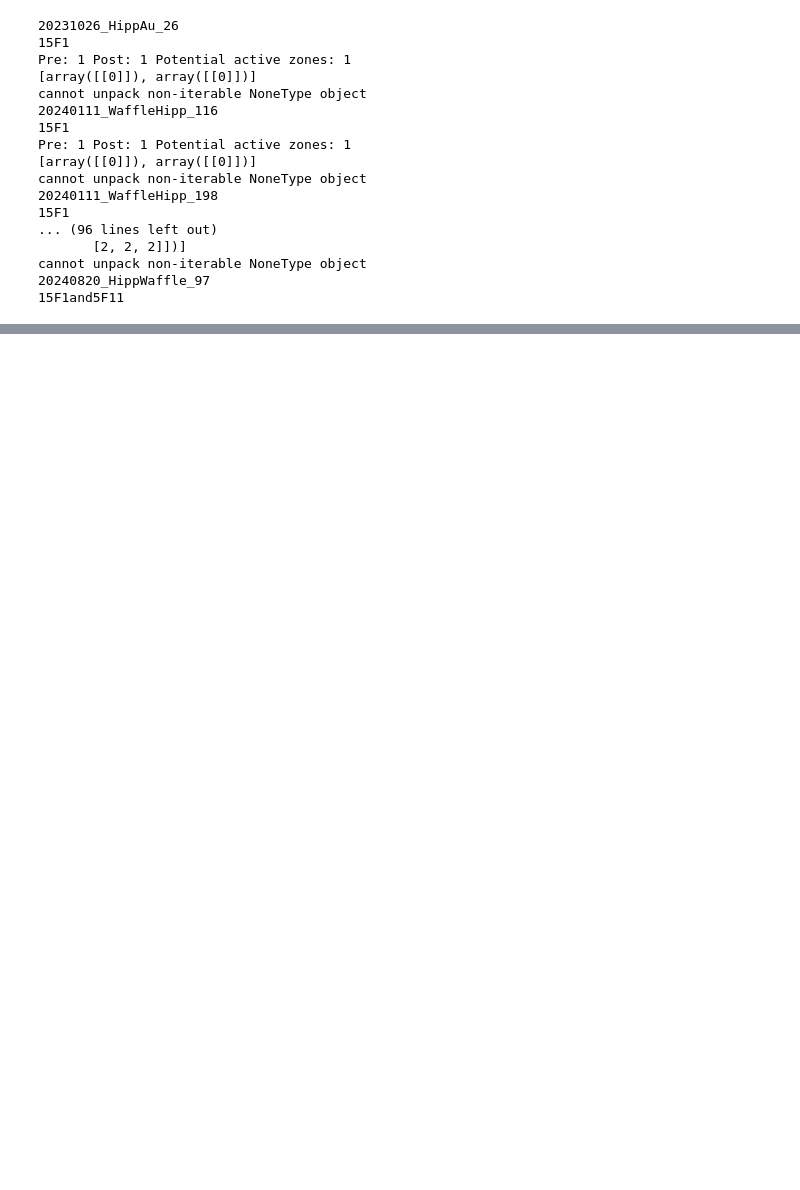
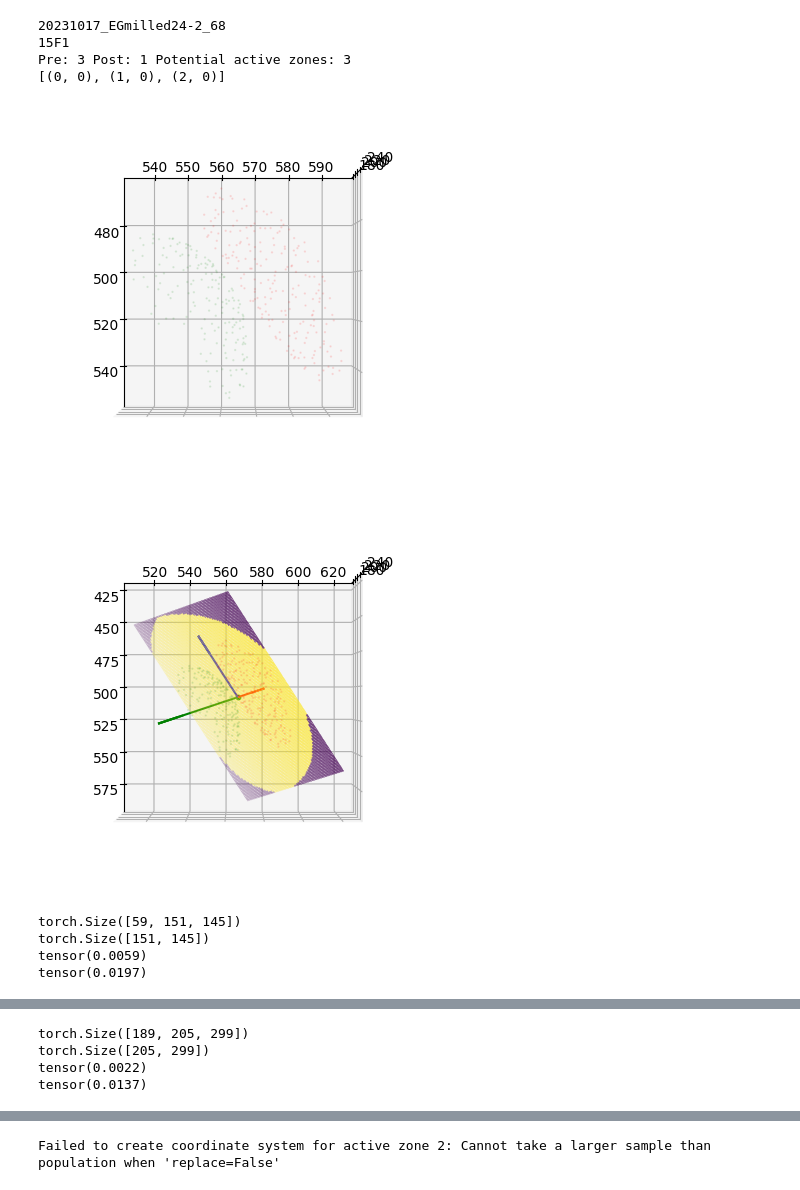
Before and after one commit to jojoelfe/findingampa, a Jupyter notebook: experiments/check_glb.ipynb, the cells around one changed output, grey strips where cells are left out. Saved outputs shown, nothing was run; the diff lists cells and outputs as text; code cells hidden in the pictures; blank space fills up the shorter version.

Commit message:
Zonogram rendering and aunp selection

```diff
--- a/experiments/check_glb.ipynb
+++ b/experiments/check_glb.ipynb
@@ -28,38 +34,34 @@ tomograms = pd.DataFrame([
 ])
 # %%
+import mrcfile
+import json
 for tomo in tomograms.itertuples():
     name = tomo.name
     label = tomo.Label
-    active_zone = tomo.active_zone
-    if pd.isna(active_zone):
-        active_zone = None
+
     path = list(Path(f"/goliath/processing/Gouaux/CJS/BestTomo/ProcessingCJS/tomograms/{label}_tomograms/TOP_TOMOS/{name}/best_alignment/aunps/").glob("*.glb"))
     if len(path) == 0:
         print(f"File {path} does not exist")
         continue
     path = path[0]
     print(name)
     print(label)
     try:
-        active_zonogram(path.parent.parent.parent,active_zone=active_zone)
+        return_data = active_zonogram(path.parent.parent.parent)
     except Exception as e:
         print(e)
         continue
+    for i,rd in enumerate(return_data):
+        mrcfile.write(f"/goliath/processing/Gouaux/CJS/BestTomo/ProcessingCJS/tomograms/{label}_tomograms/TOP_TOMOS/{name}/best_alignment/aunps/active_zonogram_{i}.mrc", rd[2].numpy(), overwrite=True)
+        np.save(f"/goliath/processing/Gouaux/CJS/BestTomo/ProcessingCJS/tomograms/{label}_tomograms/TOP_TOMOS/{name}/best_alignment/aunps/active_zonogram_{i}.npy",{"cs": rd[0], "center": rd[1]}, allow_pickle=True)
 # %% [output]
-20231026_HippAu_26
+20231017_EGmilled24-2_68
 15F1
-Pre: 1 Post: 1 Potential active zones: 1
-[array([[0]]), array([[0]])]
-cannot unpack non-iterable NoneType object
-20240111_WaffleHipp_116
-15F1
-Pre: 1 Post: 1 Potential active zones: 1
-[array([[0]]), array([[0]])]
-cannot unpack non-iterable NoneType object
-20240111_WaffleHipp_198
-15F1
-... (96 lines left out)
-       [2, 2, 2]])]
-cannot unpack non-iterable NoneType object
-20240820_HippWaffle_97
-15F1and5F11
+Pre: 3 Post: 1 Potential active zones: 3
+[(0, 0), (1, 0), (2, 0)]
+[figure, added]
+[figure, added]
+torch.Size([59, 151, 145])
+torch.Size([151, 145])
+tensor(0.0059)
+tensor(0.0197)
@@ -65,0 +71,4 @@ cannot unpack non-iterable NoneType object
+torch.Size([189, 205, 299])
+torch.Size([205, 299])
+tensor(0.0022)
+tensor(0.0137)
@@ -65,0 +77 @@ cannot unpack non-iterable NoneType object
+Failed to create coordinate system for active zone 2: Cannot take a larger sample than population when 'replace=False'
```
Also changed, not shown: parts of 3 cells of this notebook, 10 other files.
